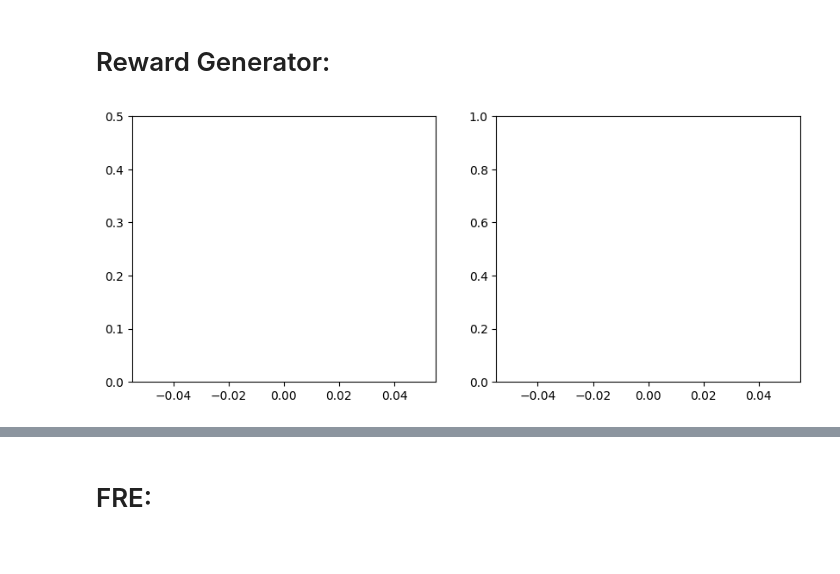
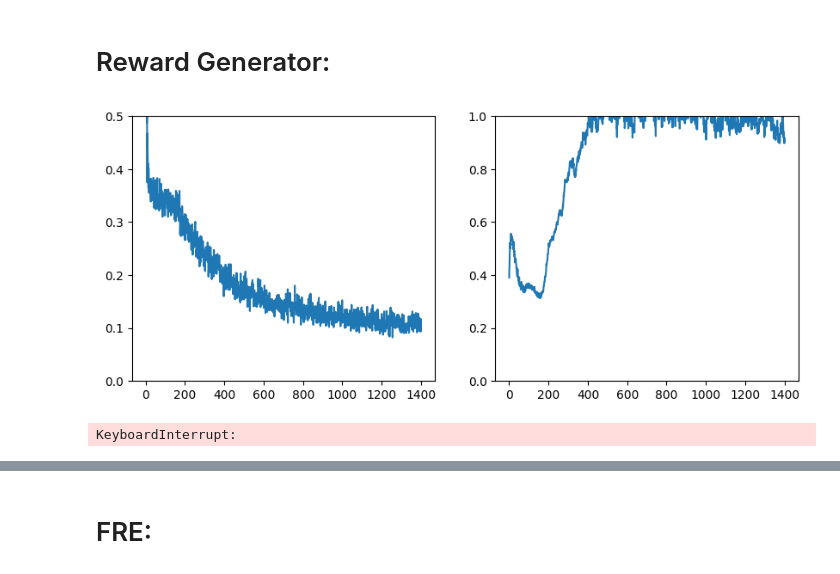
Before and after one commit to TheSun00000/fre_experiments, a Jupyter notebook: offline_fre+dmc.ipynb, the cells around one changed output, grey strips where cells are left out. Drawn from its saved outputs; the diff is of its cells as text; code cells hidden in the pictures.

```diff
--- a/offline_fre+dmc.ipynb
+++ b/offline_fre+dmc.ipynb
@@ -14,7 +14,7 @@ device
 # %% [output]
 'cuda'
 # %%
-ENV_NAME = 'walker' # cheetah | walker
+ENV_NAME = 'cheetah' # cheetah | walker
 # %%
 NUM_TRAJECTORIES = 10000
 TRAJECTORY_LEN = 1000
@@ -455,10 +455,10 @@ class RewardGeneratorTransformer(nn.Module):
 
     def get_transformer_encoding(self, states, rewards, pad_mask):
 
-        if ENV_NAME == 'cheetah':
-            states[..., -1:] = 0
-        elif ENV_NAME == 'walker':
-            states[..., -3:] = 0
+        # if ENV_NAME == 'cheetah':
+        #     states[..., -1:] = 0
+        # elif ENV_NAME == 'walker':
+        #     states[..., -3:] = 0
 
         mask = (states != 0).float()
         states = normalize_dataset_coords(states)
@@ -497,10 +497,10 @@ class RewardGeneratorTransformer(nn.Module):
 
     def get_reward_pred(self, w, reward_states): # Reward Pairs: [batch, reward_pairs, obs_dim + 1]
 
-        if ENV_NAME == 'cheetah':
-            reward_states[..., -1:] = 0
-        elif ENV_NAME == 'walker':
-            reward_states[..., -3:] = 0
+        # if ENV_NAME == 'cheetah':
+        #     reward_states[..., -1:] = 0
+        # elif ENV_NAME == 'walker':
+        #     reward_states[..., -3:] = 0
 
         mask = (reward_states != 0).float()
         reward_states = normalize_dataset_coords(reward_states)
@@ -738,29 +738,30 @@ vae_loss, vae_kl_loss = [], []
 # %%
 print('VAE training...')
 for step in tqdm(range(15_000), desc='VAE training', leave=False):
 
     vae_loss_dict = reward_generator.train_step_VAE(
         batch_size=256,
         min_num_anchors=MIN_NUM_ANCHORS,
         max_num_anchors=MAX_NUM_ANCHORS,
     )
     vae_loss.append(vae_loss_dict['loss'])
     vae_kl_loss.append(vae_loss_dict['kl_loss'])
 
     # break
 
     if step % 100 == 0:
         clear_output(True)
         fig, axs = plt.subplots(1, 2, figsize=(10, 4))
         axs[0].plot(vae_loss)
         axs[0].set_ylim([0, 0.5])
         # axs[0].set_xscale('log')
         axs[1].plot(vae_kl_loss)
         axs[1].set_ylim([0, 1])
         plt.show()
-    break
+    # break
 # %% [output]
-[figure, old version]
+[figure, new version]
+KeyboardInterrupt:
 # %%
 def sample_reward_function_fre_RG(batch_size, num_random_samples):
 
```
Also changed, not shown: parts of 6 cells of this notebook, 4 other files.
